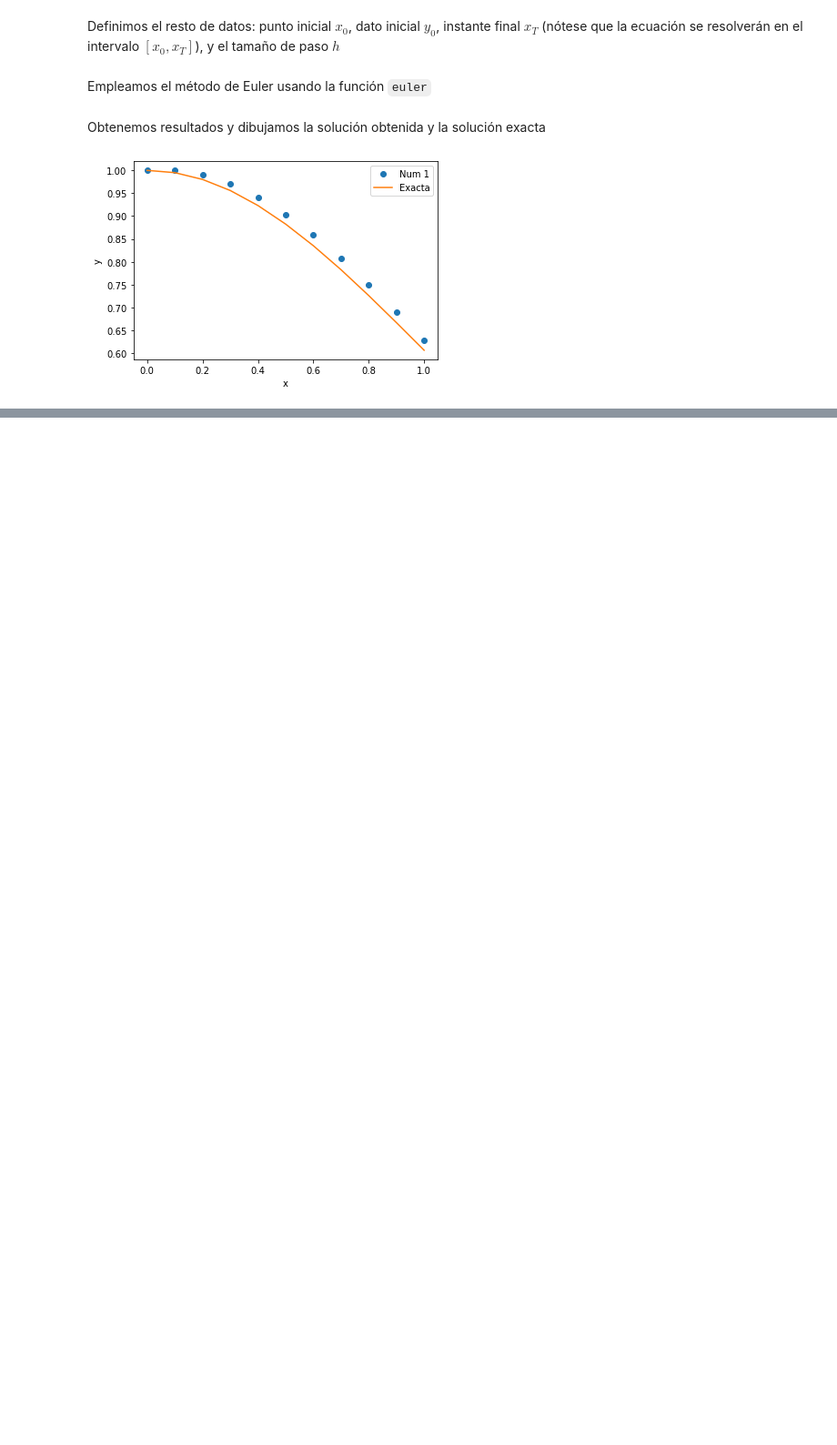
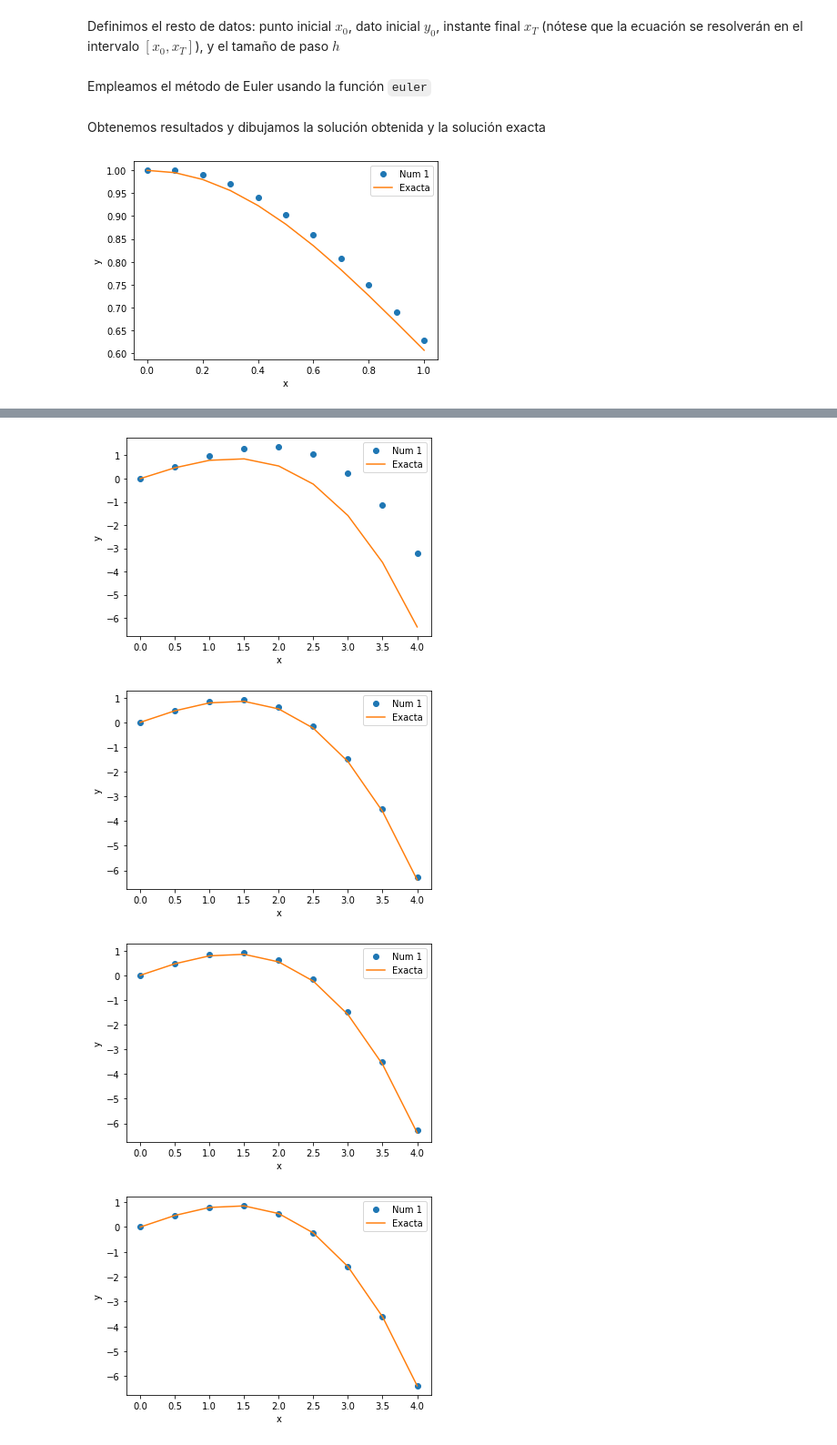
Before and after one commit to EsTrivial/numeric-edo, a Jupyter notebook: eurler.ipynb, the cells around one changed output, grey strips where cells are left out. Shown at 91% size. Cells and saved outputs as stored; diff of their text form; code cells hidden in the pictures; blank space fills up the shorter version.

```diff
--- a/eurler.ipynb
+++ b/eurler.ipynb
@@ -276,0 +235,14 @@ dibujar(X,Y,yExact)
+# %%
+plt.figure(1)
+dibujar(X,Y,yExact)
+plt.figure(2)
+dibujar(X,Y2,yExact)
+plt.figure(3)
+dibujar(X,Y3,yExact)
+plt.figure(4)
+dibujar(X,Y4,yExact)
+# %% [output]
+[figure, added]
+[figure, added]
+[figure, added]
+[figure, added]
```
Also changed, not shown: parts of 19 cells of this notebook.
